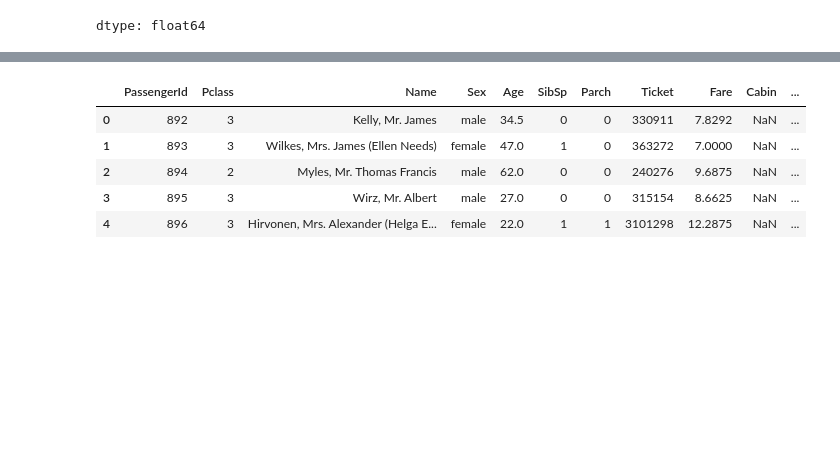
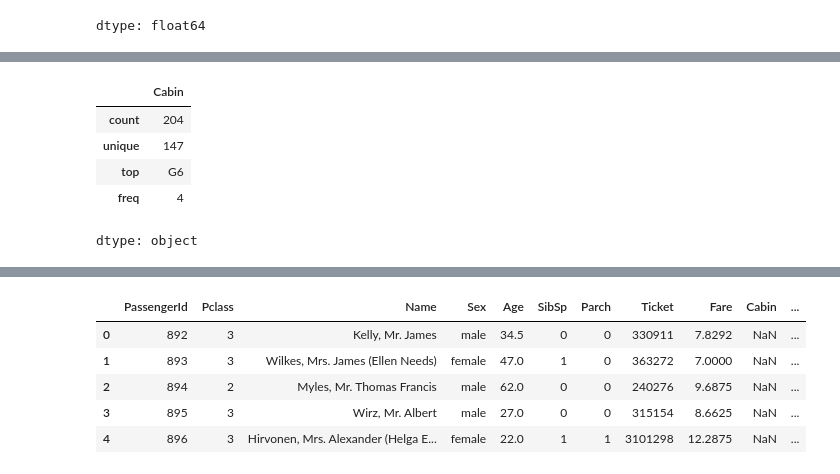
Before and after one commit to MTBXC/MTBXC, a Jupyter notebook: Titanic_LGBM_from_Test.ipynb, the cells around one changed output, grey strips where cells are left out. Drawn from its saved outputs; the diff is of its cells as text; code cells hidden in the pictures; blank space fills up the shorter version.

```diff
--- a/Titanic_LGBM_from_Test.ipynb
+++ b/Titanic_LGBM_from_Test.ipynb
@@ -121,0 +134,9 @@ plt.gca().spines[['top', 'right',]].set_visible(False)
+# %%
+train_data['Cabin'].describe()
+# %% [output]
+|  | Cabin |
+| count | 204 |
+| unique | 147 |
+| top | G6 |
+| freq | 4 |
+dtype: object
```
Also changed, not shown: parts of 6 cells of this notebook.
